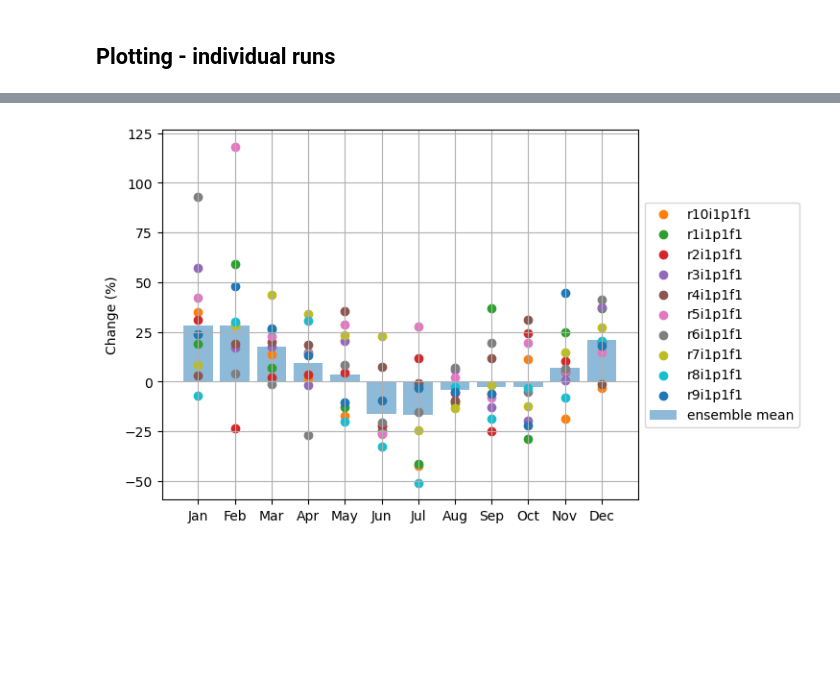
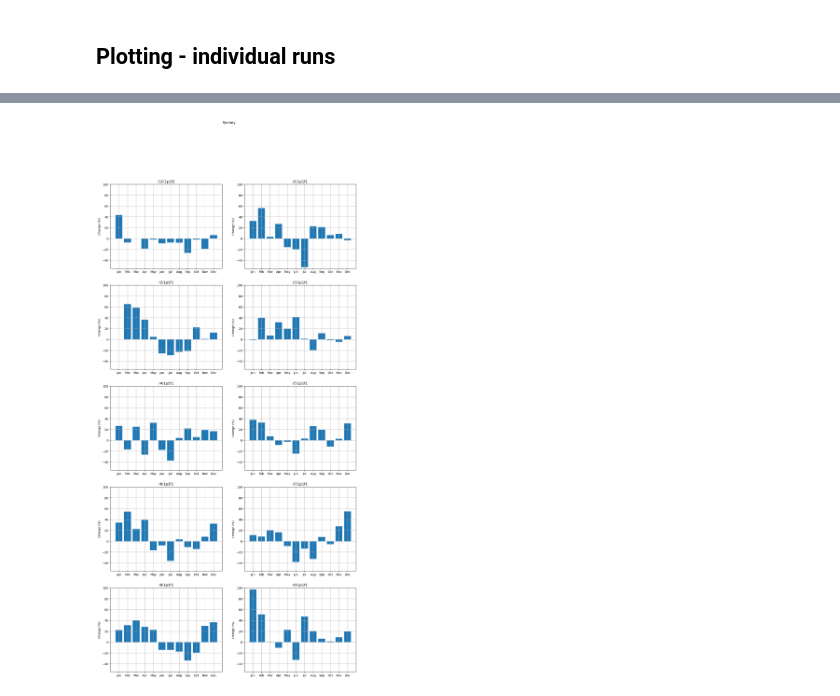
Before and after one commit to AusClimateService/qq-workflows, a Jupyter notebook: qdc-cmip6/validation/monthly.ipynb, the cells around one changed output, grey strips where cells are left out. Drawn from its saved outputs; the diff is of its cells as text; code cells hidden in the pictures; blank space fills up the shorter version.

```diff
--- a/qdc-cmip6/validation/monthly.ipynb
+++ b/qdc-cmip6/validation/monthly.ipynb
@@ -232,6 +236,3 @@ city_lat_lon = {
     'Perth': (-32.0, 115.9),
     'Adelaide': (-34.9, 138.6),
 }
-# %%
-lat, lon = city_lat_lon['Sydney']
-point_selection = {'lat': lat, 'lon': lon}
@@ -240,15 +242,22 @@ da_change_point = ds_change['pr'].sel(point_selection, method='nearest').compute
 # %%
-xticks = np.arange(1, 13)
-xtick_labels = [calendar.month_abbr[i] for i in xticks]
-fig, axs = plt.subplots(5, 2, figsize=(15, 30))
-axs = axs.flatten()
-for num, ax in enumerate(axs):
-    da_change_point_member = da_change_point.isel({'member_id': num})
-    member_id = str(da_change_point_member['member_id'].values)
-    ax.bar(xticks, da_change_point_member)
-    ax.set_title(member_id)
-    ax.set_ylabel('Change (%)')
-    ax.set_xticks(xticks, xtick_labels)
-    ax.set_ylim(-130, 130)
-    ax.grid()
-plt.show()
+def plot_runs_city(city, ylim=None):
+    """Plot all the runs for a city location"""
+
+    lat, lon = city_lat_lon[city]
+    point_selection = {'lat': lat, 'lon': lon}
+    da_change_point = ds_change['pr'].sel(point_selection, method='nearest').compute()
+
+    fig, axs = plt.subplots(5, 2, figsize=(15, 30))
+    axs = axs.flatten()
+    for num, ax in enumerate(axs):
+        da_change_point_member = da_change_point.isel({'member_id': num})
+        member_id = str(da_change_point_member['member_id'].values)
+        ax.bar(xticks, da_change_point_member)
+        ax.set_title(member_id)
+        ax.set_ylabel('Change (%)')
+        ax.set_xticks(xticks, xtick_labels)
+        if ylim:
+            ax.set_ylim(ylim[0], ylim[-1])
+        ax.grid()
+    plt.suptitle(city)
+    plt.show()
@@ -302,21 +264,4 @@ da_change_ensmean_point = ds_change_ensmean['pr'].sel(point_selection, method='n
-# %%
-fig = plt.figure(figsize=(8, 5))
-ax = plt.subplot(111)
-
-ax.bar(xticks, da_change_ensmean_point, label='ensemble mean', alpha=0.5)
-ax.set_ylabel('Change (%)')
-ax.set_xticks(xticks, xtick_labels)
-
-for member in range(10):
-    da_change_point_member = da_change_point.isel({'member_id': member})
-    member_id = str(da_change_point_member['member_id'].values)
-    ax.scatter(xticks, da_change_point_member, label=member_id)
-
-ax.grid()
-box = ax.get_position()
-ax.set_position([box.x0, box.y0, box.width * 0.8, box.height])
-ax.legend(loc='center left', bbox_to_anchor=(1, 0.5))
-
-plt.show()
-# %% [output]
-[figure, removed]
+# %%
+plot_runs_city('Sydney', ylim=[-55, 100])
+# %% [output]
+[figure, added]
```
Also changed, not shown: parts of 48 cells of this notebook.
